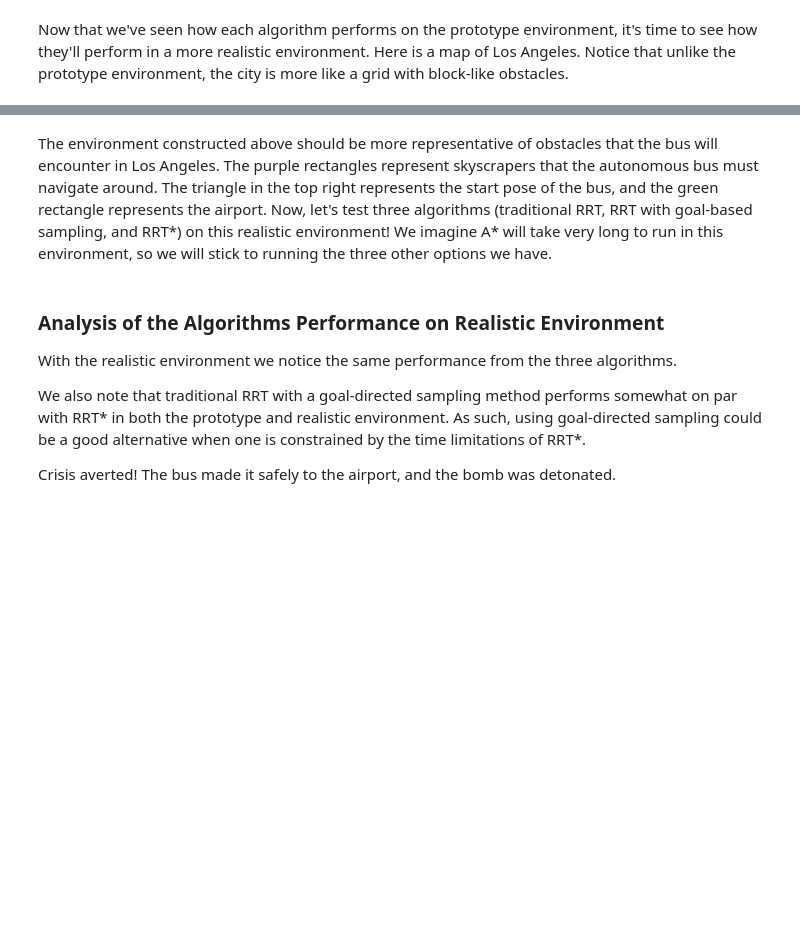
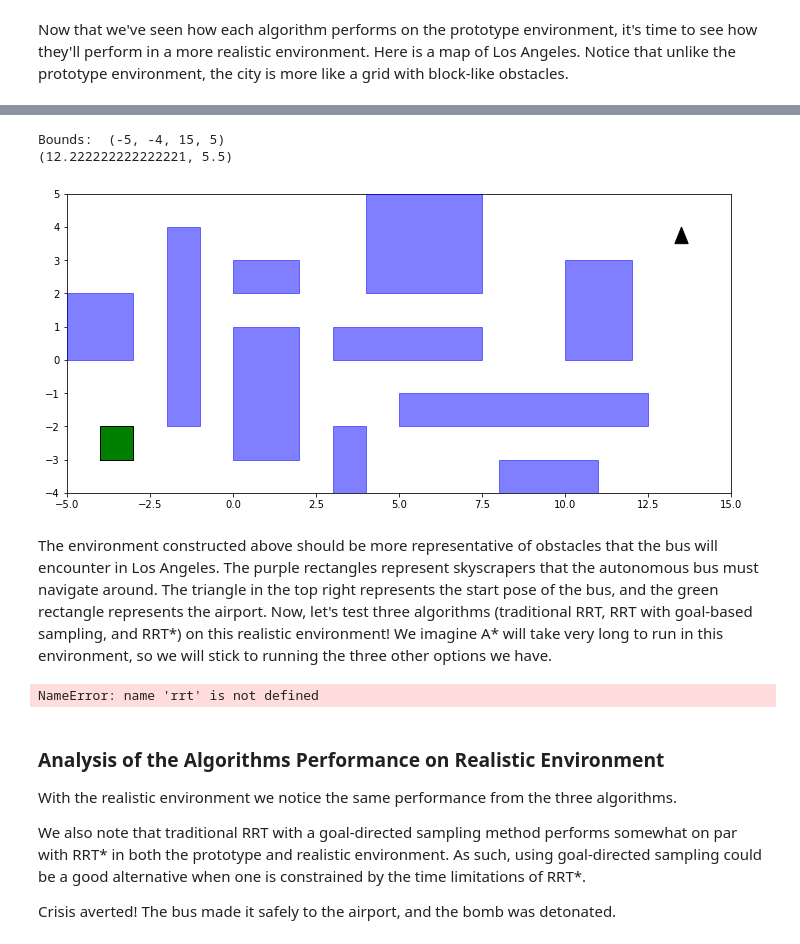
Before and after one commit to ersolog/6.877-16.413, a Jupyter notebook: code.ipynb, the cells around one changed output, grey strips where cells are left out. Saved outputs shown, nothing was run; the diff lists cells and outputs as text; code cells hidden in the pictures; blank space fills up the shorter version.

```diff
--- a/code.ipynb
+++ b/code.ipynb
@@ -561,39 +561,46 @@ def create_environment(bounds, start, radius, goal, n, size_limits=(0.5, 1.5)):
     edges = 4
     minl, maxl = size_limits
     env = Environment(None)
     obs = []
     start_pose = Point(start).buffer(radius, resolution=3)
     obs.append(Polygon([(-5,-4), (-4.99,-4), (-4.99,-3.99),(-5,-3.99)]))
     obs.append(Polygon([(14.99,4.99), (15,4.99), (15,5),(14.99,5)]))
     obs.append(Polygon([(-2,-2), (-1,-2), (-1,4),(-2,4)]))
     obs.append(Polygon([(0,-3), (2,-3),(2,1), (0,1)]))
     obs.append(Polygon([(0,2), (2,2), (2,3),(0,3)]))
     obs.append(Polygon([(5,-2), (12.5,-2), (12.5,-1),(5,-1)]))
     obs.append(Polygon([(-5, 0), (-3, 0), (-3, 2), (-5, 2)]))
     obs.append(Polygon([(4, 2), (7.5, 2), (7.5, 5), (4, 5)]))
     obs.append(Polygon([(8, -4), (11, -4), (11, -3), (8, -3)]))
     obs.append(Polygon([(10, 0), (12, 0), (12, 3), (10, 3)]))
     obs.append(Polygon([(3, -4), (4, -4), (4, -2), (3, -2)]))
     obs.append(Polygon([(3, 0), (7.5, 0), (7.5, 1), (3, 1)]))
     env.add_obstacles(obs)
     return env
 
 start = (13.5,4, 2.5)
 start_region = Polygon([(13.5, 4), (13.3, 3.5), (13.7, 3.5)])
 radius = 0.1
 goal_region = Polygon([(-4,-3), (-3,-3), (-3,-2),(-4,-2)])
 bounds = (-5, -4, 15, 5)
 
+num_obstacles = 0
 realistic_env = create_environment(bounds, start, radius, goal_region, num_obstacles, (0.2, 0.4))
 ax = plot_environment(realistic_env)
 plot_poly(ax, goal_region,'green')
 plot_poly(ax, start_region,'black')
+# %% [output]
+Bounds:  (-5, -4, 15, 5)
+(12.222222222222221, 5.5)
+[figure, added]
 # %% [markdown]
 The environment constructed above should be more representative of obstacles that the bus will encounter in Los Angeles. The purple rectangles represent skyscrapers that the autonomous bus must navigate around. The triangle in the top right represents the start pose of the bus, and the green rectangle represents the airport. Now, let's test three algorithms (traditional RRT, RRT with goal-based sampling, and RRT*) on this realistic environment! We imagine A* will take very long to run in this environment, so we will stick to running the three other options we have.
 # %%
 path = print_time(lambda: rrt(bounds, realistic_env, start, goal_region, uninformed_sample, turning_radius, step_size=0.01, d=0.5))
 path = print_time(lambda: rrt(bounds, realistic_env, start, goal_region, RRT_goal_directed, turning_radius, step_size=0.01, d=0.5))
 path = print_time(lambda: RRT_star(bounds, realistic_env, start, radius, goal_region, uninformed_sample, turning_radius, step_size=0.01, d=0.5, N=800))
+# %% [output]
+NameError: name 'rrt' is not defined
 # %% [markdown]
 ### <a name="Analysis"></a> Analysis of the Algorithms Performance on Realistic Environment
 
```
Also changed, not shown: parts of 8 cells of this notebook.
